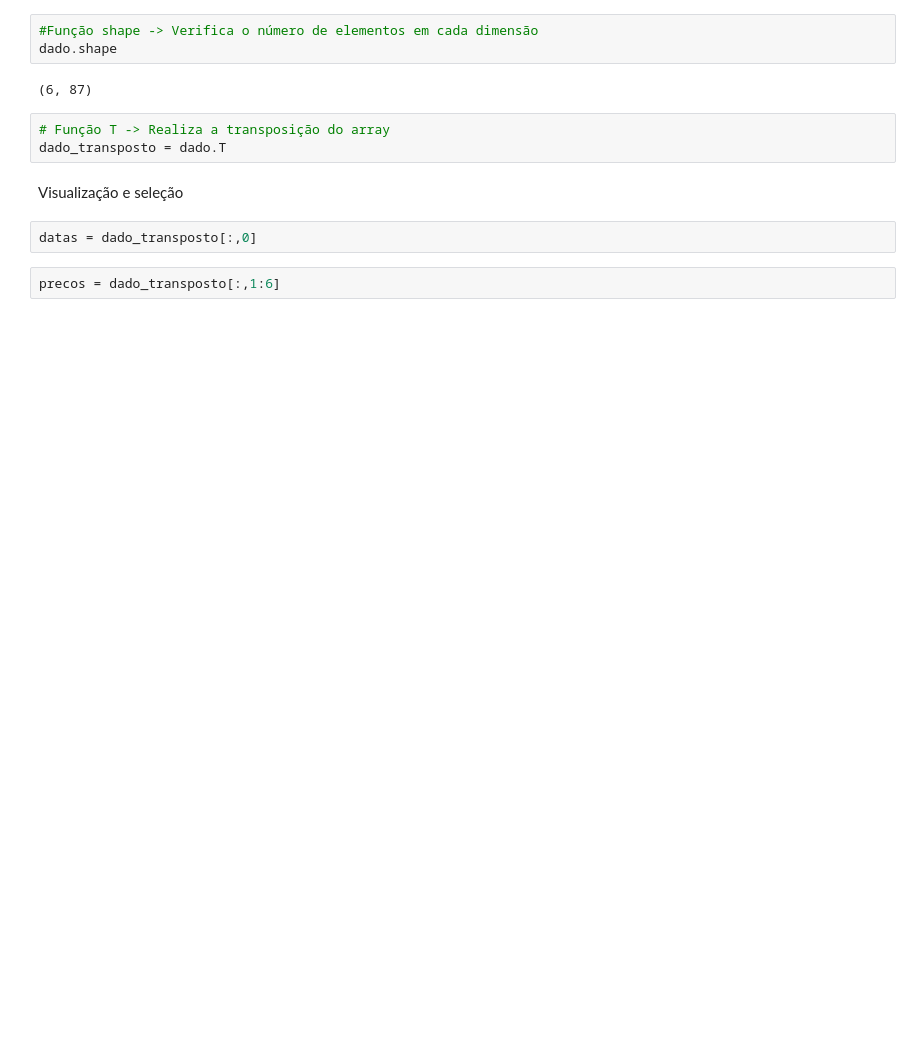
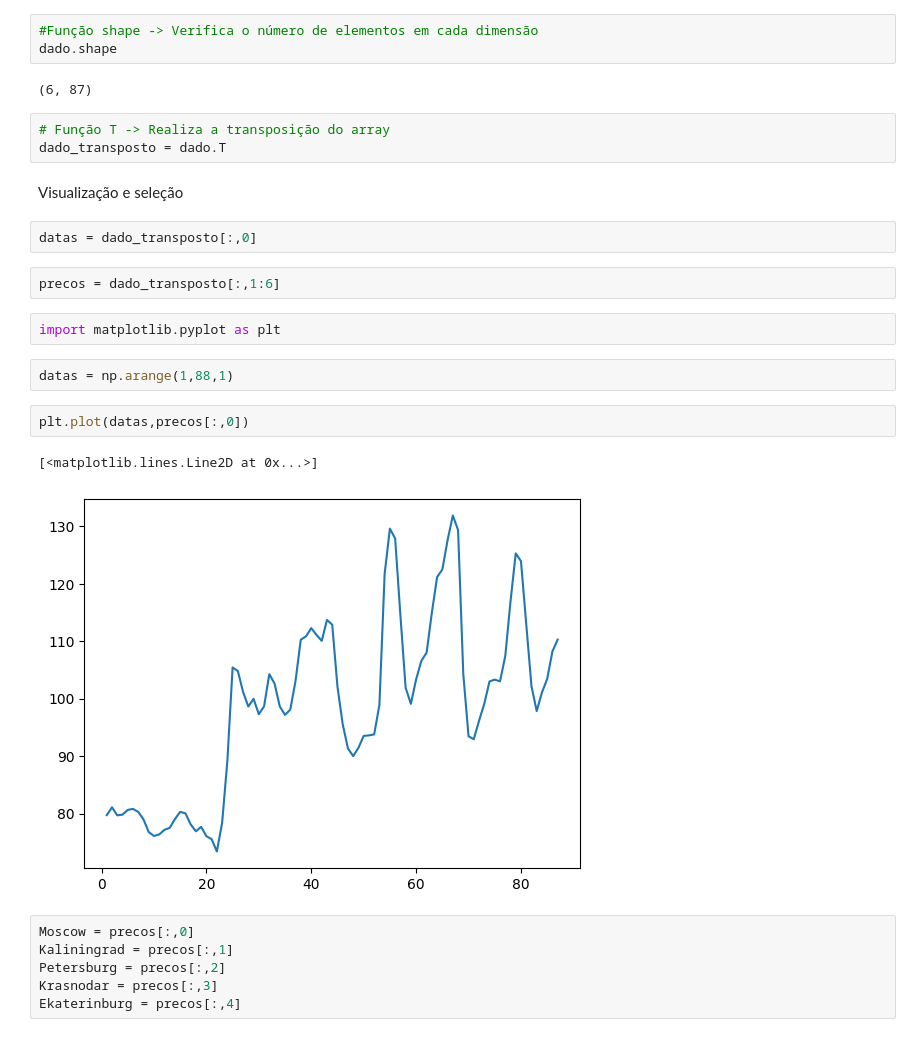
Before and after one commit to thsilvar/numpy-analise-numerica-eficiente-pythons, a Jupyter notebook: Numpy_Analise_Numerica_Eficiente_Pythons.ipynb, the cells around one changed output. Drawn from its saved outputs; the diff is of its cells as text; blank space fills up the shorter version.

Commit message:
Visualização e seleção

```diff
--- a/Numpy_Analise_Numerica_Eficiente_Pythons.ipynb
+++ b/Numpy_Analise_Numerica_Eficiente_Pythons.ipynb
@@ -50,3 +50,18 @@ Visualização e seleção
 datas = dado_transposto[:,0]
 # %%
 precos = dado_transposto[:,1:6]
+# %%
+import matplotlib.pyplot as plt
+# %%
+datas = np.arange(1,88,1)
+# %%
+plt.plot(datas,precos[:,0])
+# %% [output]
+[<matplotlib.lines.Line2D at 0x...>]
+[figure, added]
+# %%
+Moscow = precos[:,0]
+Kaliningrad = precos[:,1]
+Petersburg = precos[:,2]
+Krasnodar = precos[:,3]
+Ekaterinburg = precos[:,4]
```
Also changed, not shown: parts of 1 cell of this notebook.
